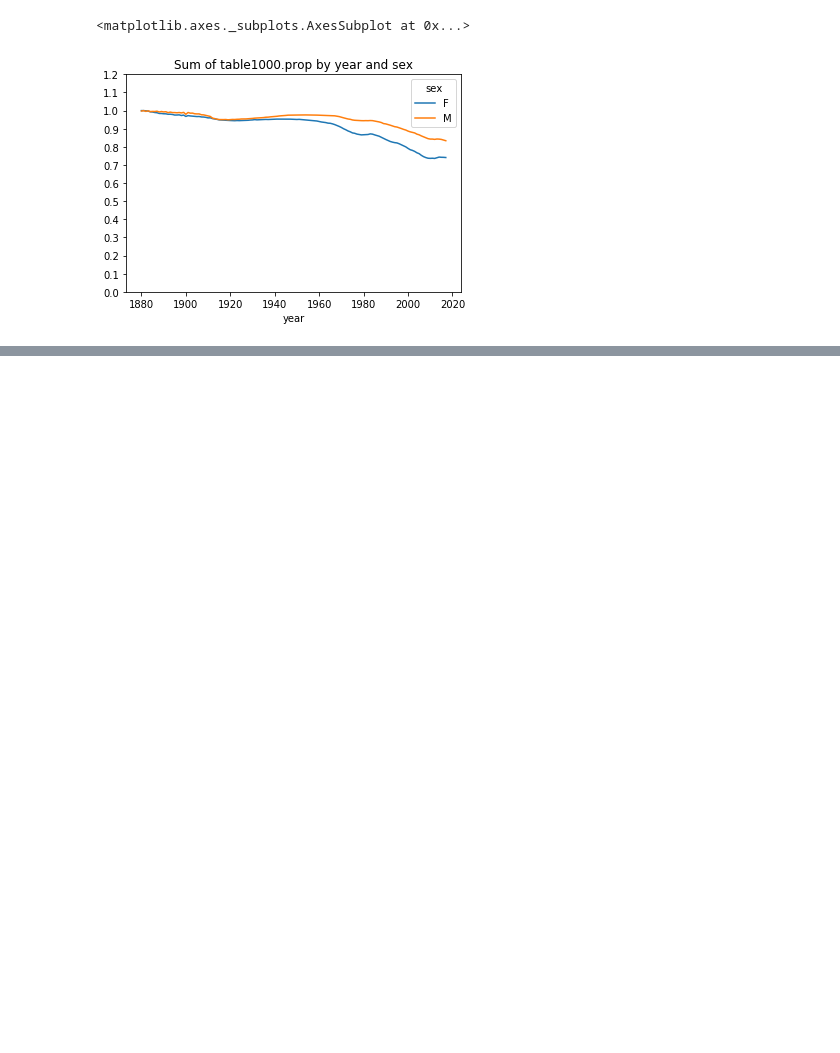
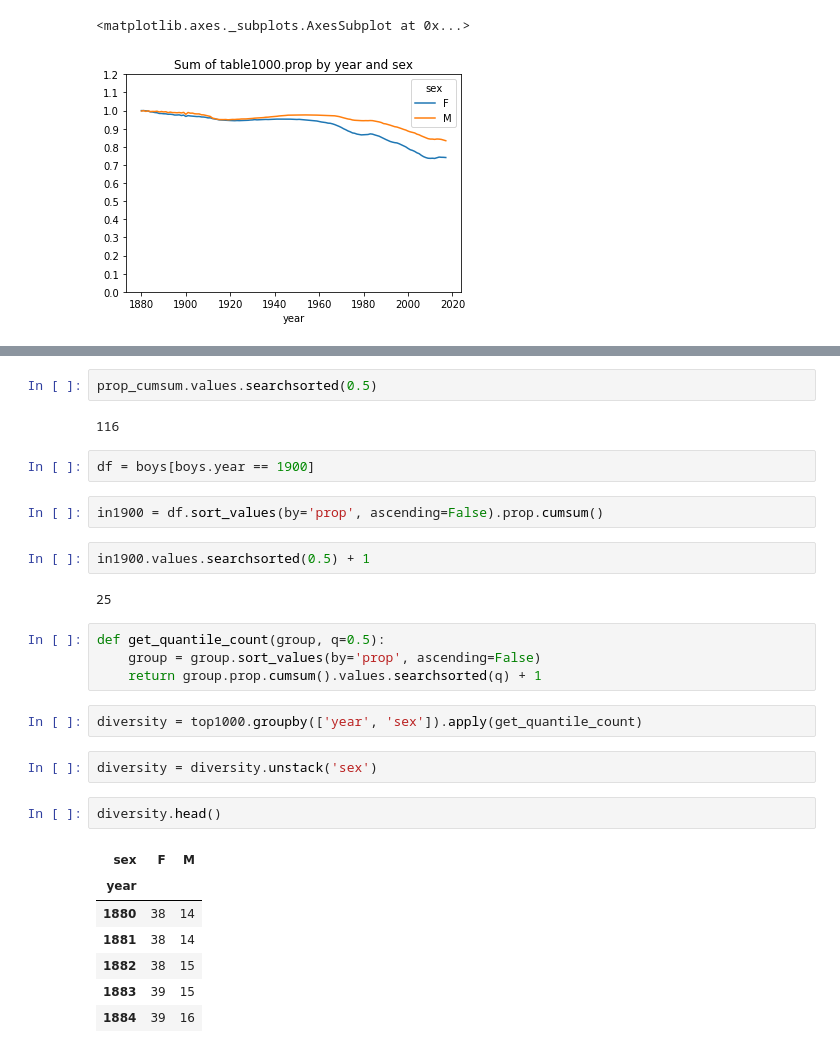
Before and after one commit to suprematis/US-Newborn-Name-Analysis, a Jupyter notebook: US BabyNames Analysis.ipynb, the cells around one changed output, grey strips where cells are left out. Cells and saved outputs as stored; diff of their text form; blank space fills up the shorter version.

```diff
--- a/US BabyNames Analysis.ipynb
+++ b/US BabyNames Analysis.ipynb
@@ -201,0 +241,30 @@ table.plot(title='Sum of table1000.prop by year and sex', yticks=np.linspace(0,
+# %%
+prop_cumsum.values.searchsorted(0.5)
+# %% [output]
+116
+# %%
+df = boys[boys.year == 1900]
+# %%
+in1900 = df.sort_values(by='prop', ascending=False).prop.cumsum()
+# %%
+in1900.values.searchsorted(0.5) + 1
+# %% [output]
+25
+# %%
+def get_quantile_count(group, q=0.5):
+    group = group.sort_values(by='prop', ascending=False)
+    return group.prop.cumsum().values.searchsorted(q) + 1
+# %%
+diversity = top1000.groupby(['year', 'sex']).apply(get_quantile_count)
+# %%
+diversity = diversity.unstack('sex')
+# %%
+diversity.head()
+# %% [output]
+| sex | F | M |
+| year |  |  |
+| 1880 | 38 | 14 |
+| 1881 | 38 | 14 |
+| 1882 | 38 | 15 |
+| 1883 | 39 | 15 |
+| 1884 | 39 | 16 |
```
Also changed, not shown: parts of 5 cells of this notebook.
